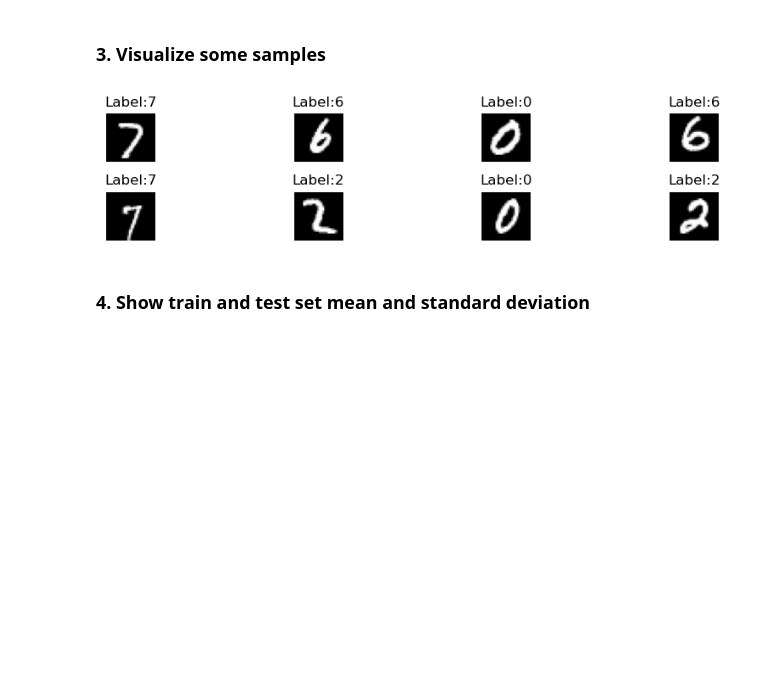
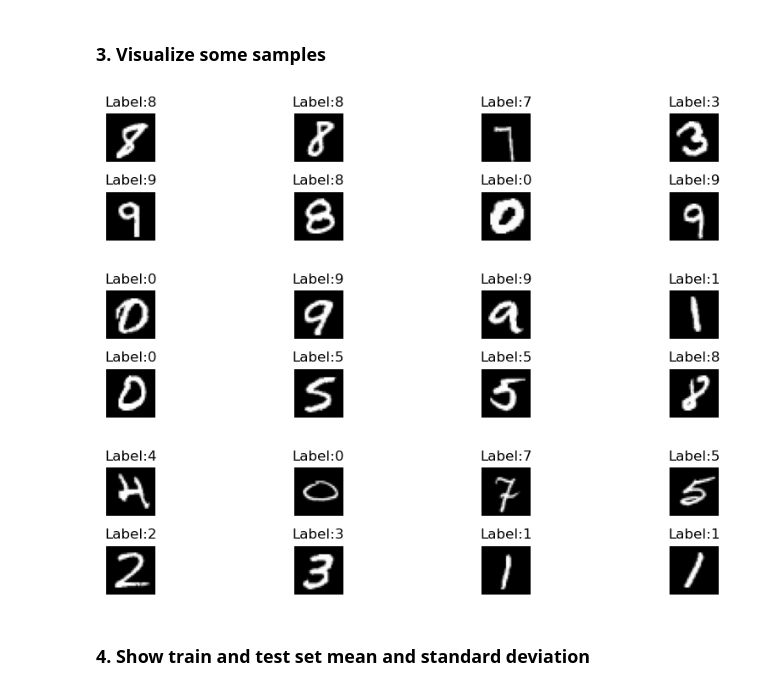
Before and after one commit to lopezyouhei/mnist_workflow, a Jupyter notebook: notebooks/data_visualization.ipynb, the cells around one changed output. Cells and saved outputs as stored; diff of their text form; code cells hidden in the pictures; blank space fills up the shorter version.

```diff
--- a/notebooks/data_visualization.ipynb
+++ b/notebooks/data_visualization.ipynb
@@ -53,10 +54,13 @@ Label 8: 8 - eight
 Label 9: 9 - nine
 # %% [markdown]
 ### 3. Visualize some samples
-# %%
-visualize_mnist(train_loader)
-# %% [output]
-[figure, removed]
+# %%
+for i in range(3):
+    visualize_mnist(train_loader)
+# %% [output]
+[figure, added]
+[figure, added]
+[figure, added]
 # %% [markdown]
 ### 4. Show train and test set mean and standard deviation
 # %%
```
Also changed, not shown: parts of 4 cells of this notebook.
